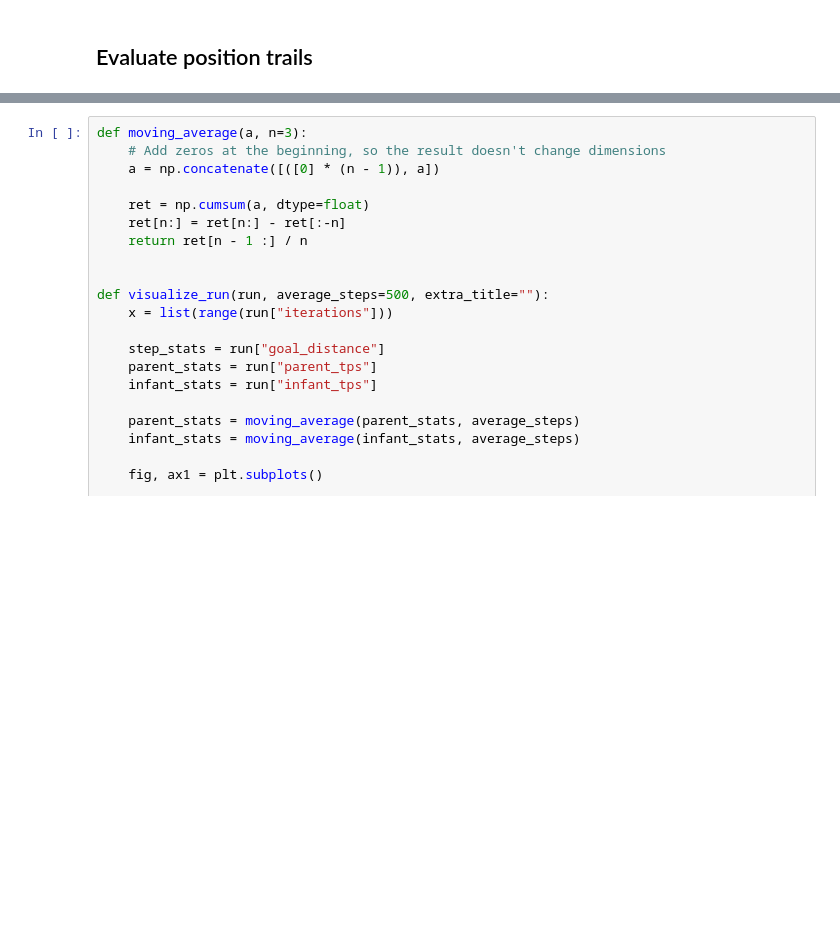
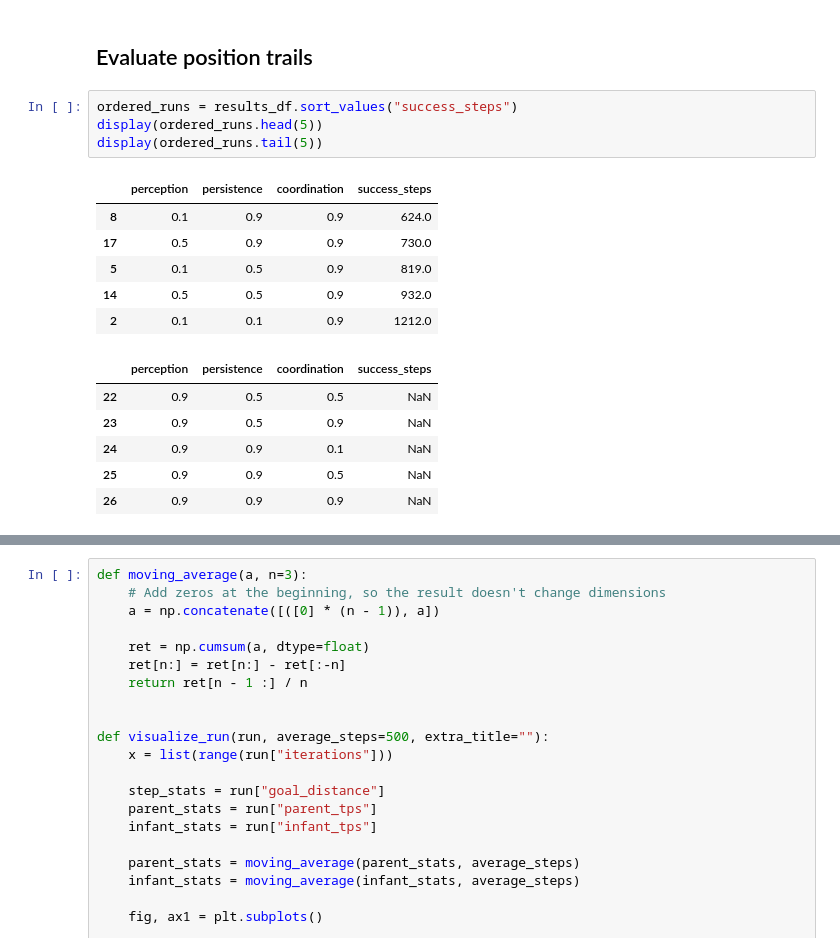
Before and after one commit to roznawsk/infant-abm, a Jupyter notebook: visualization.ipynb, the cells around one changed output, grey strips where cells are left out. Saved outputs shown, nothing was run; the diff lists cells and outputs as text; blank space fills up the shorter version.

```diff
--- a/visualization.ipynb
+++ b/visualization.ipynb
@@ -564,3 +535,20 @@ display(ordered_runs.tail(5))
 # %% [markdown]
 ## Evaluate position trails
+# %%
+ordered_runs = results_df.sort_values("success_steps")
+display(ordered_runs.head(5))
+display(ordered_runs.tail(5))
+# %% [output]
+|  | perception | persistence | coordination | success_steps |
+| 8 | 0.1 | 0.9 | 0.9 | 624.0 |
+| 17 | 0.5 | 0.9 | 0.9 | 730.0 |
+| 5 | 0.1 | 0.5 | 0.9 | 819.0 |
+| 14 | 0.5 | 0.5 | 0.9 | 932.0 |
+| 2 | 0.1 | 0.1 | 0.9 | 1212.0 |
+|  | perception | persistence | coordination | success_steps |
+| 22 | 0.9 | 0.5 | 0.5 | NaN |
+| 23 | 0.9 | 0.5 | 0.9 | NaN |
+| 24 | 0.9 | 0.9 | 0.1 | NaN |
+| 25 | 0.9 | 0.9 | 0.5 | NaN |
+| 26 | 0.9 | 0.9 | 0.9 | NaN |
 # %%
```
Also changed, not shown: parts of 7 cells of this notebook, 17 other files.
